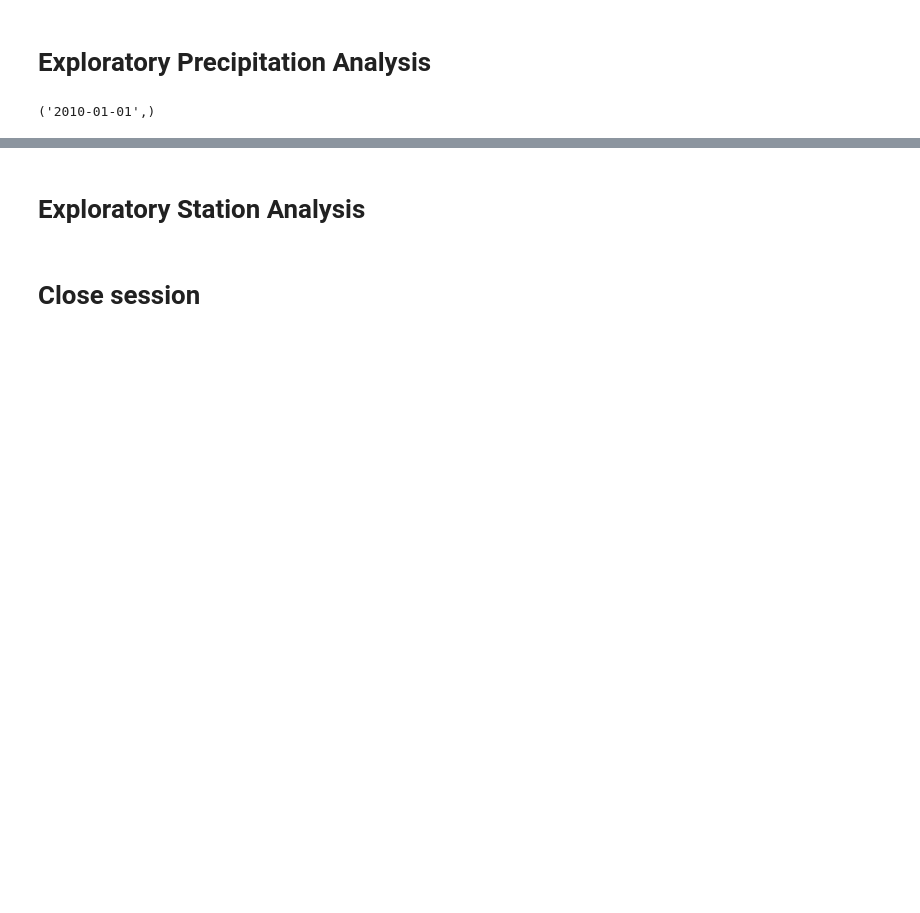
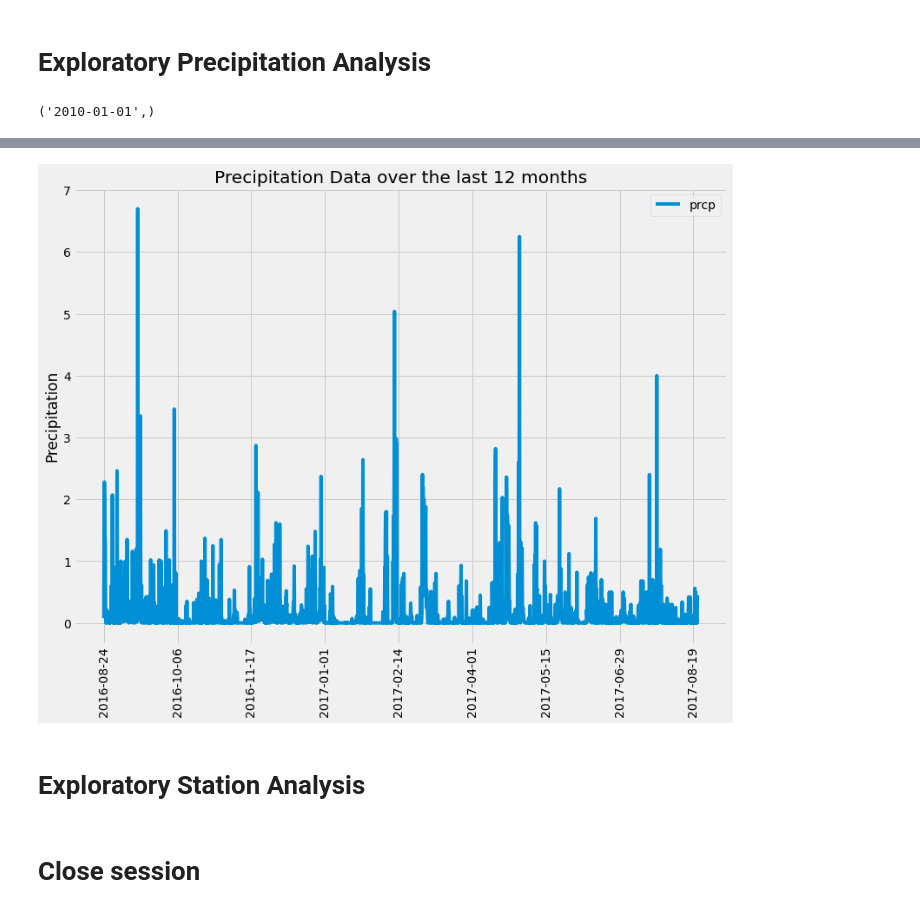
Before and after one commit to mongrella/sqlalchemy-challenge, a Jupyter notebook: Updated_Starter_Files_climate_starter.ipynb, the cells around one changed output, grey strips where cells are left out. Cells and saved outputs as stored; diff of their text form; code cells hidden in the pictures; blank space fills up the shorter version.

Commit message:
precipitation data

```diff
--- a/Updated_Starter_Files_climate_starter.ipynb
+++ b/Updated_Starter_Files_climate_starter.ipynb
@@ -60,11 +60,10 @@ print(last_date)
 precipitation = session.query(measurement.date, measurement.prcp).filter(measurement.date >= "2016-08-24").filter(measurement.date <= "2017-08-23").all()
 
 # Save the query results as a Pandas DataFrame and set the index to the date column
-precipitation_df = pd.Dataframe(precipitation).set_index('date')
+precipitation_df = pd.DataFrame(precipitation).set_index('date')
 
-# Sort the dataframe by date
-precipitation_df = precipitation_df.sort_values(by='date')
-
+# Sort the dataframe by date and dropped null values
+precipitation_df = precipitation_df.sort_values(by='date').dropna()
 
 precipitation_df.head()
 # %% [output]
@@ -75,3 +78,13 @@ AttributeError: module 'pandas' has no attribute 'Dataframe'
+# %%
+# Use Pandas Plotting with Matplotlib to plot the data
+precipitation_df.plot(figsize=(12,9))
+plt.title("Precipitation Data over the last 12 months")
+plt.ylabel("Precipitation")
+plt.xlabel("")
+plt.xticks(rotation = 90)
+plt.show()
+# %% [output]
+[figure, added]
 # %%
 # Use Pandas to calcualte the summary statistics for the precipitation data
 # %% [markdown]
```
Also changed, not shown: parts of 2 cells of this notebook, 2 other files.
